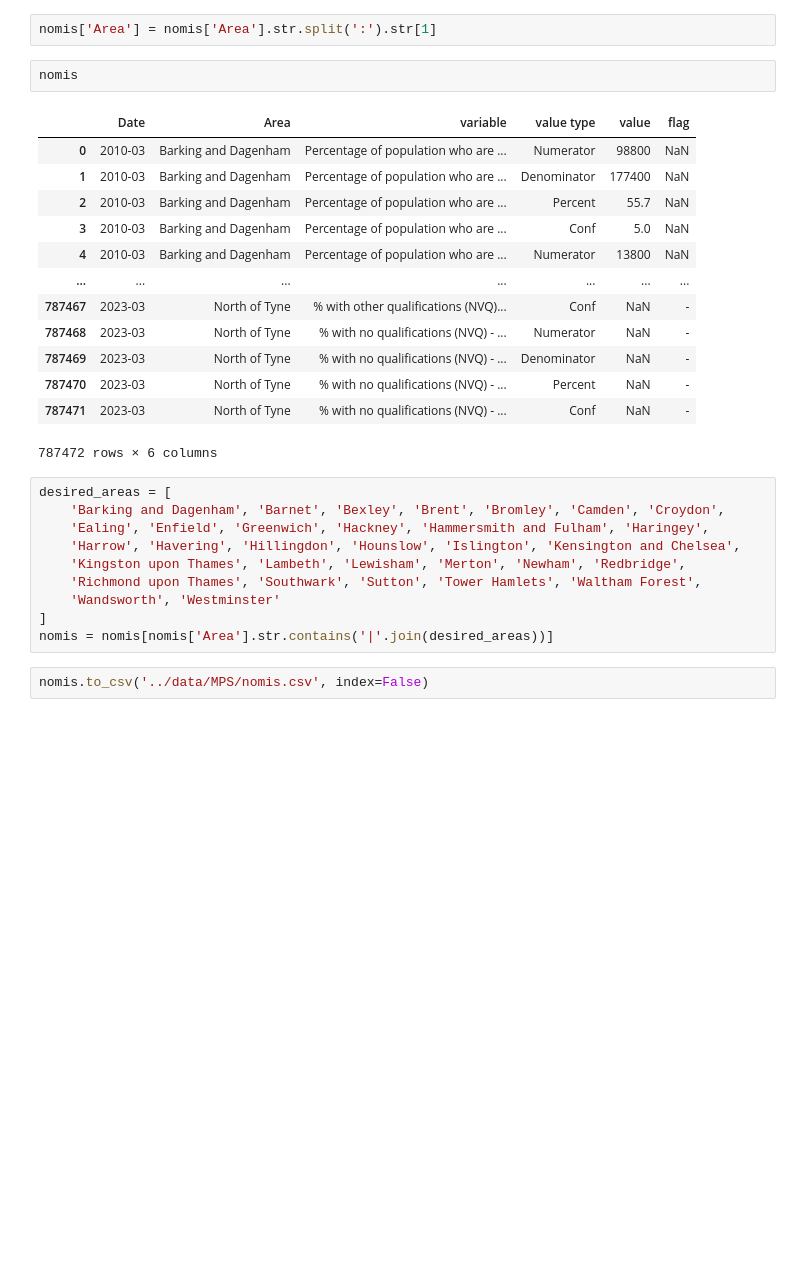
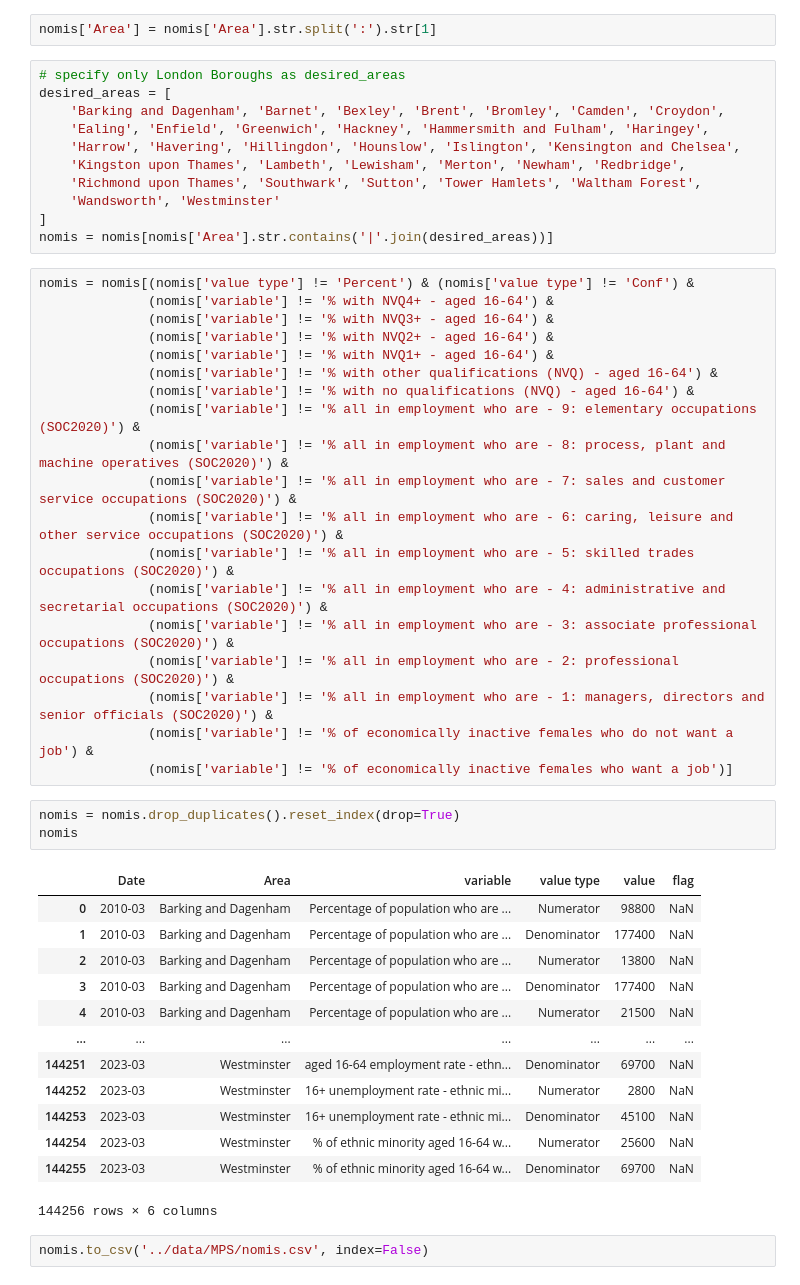
Before and after one commit to mlsystemdesignproject/neighbourhood-safety-prediction, a Jupyter notebook: notebooks/EDA_agg.ipynb, the cells around one changed output. Saved outputs shown, nothing was run; the diff lists cells and outputs as text; blank space fills up the shorter version.

```diff
--- a/notebooks/EDA_agg.ipynb
+++ b/notebooks/EDA_agg.ipynb
@@ -286,23 +295,8 @@ combauth:North East
 combauth:North of Tyne
 # %%
 nomis['Area'] = nomis['Area'].str.split(':').str[1]
-# %%
-nomis
-# %% [output]
-|  | Date | Area | variable | value type | value | flag |
-| 0 | 2010-03 | Barking and Dagenham | Percentage of population who are ... | Numerator | 98800 | NaN |
-| 1 | 2010-03 | Barking and Dagenham | Percentage of population who are ... | Denominator | 177400 | NaN |
-| 2 | 2010-03 | Barking and Dagenham | Percentage of population who are ... | Percent | 55.7 | NaN |
-| 3 | 2010-03 | Barking and Dagenham | Percentage of population who are ... | Conf | 5.0 | NaN |
-| 4 | 2010-03 | Barking and Dagenham | Percentage of population who are ... | Numerator | 13800 | NaN |
-| ... | ... | ... | ... | ... | ... | ... |
-| 787467 | 2023-03 | North of Tyne | % with other qualifications (NVQ)... | Conf | NaN | - |
-| 787468 | 2023-03 | North of Tyne | % with no qualifications (NVQ) - ... | Numerator | NaN | - |
-| 787469 | 2023-03 | North of Tyne | % with no qualifications (NVQ) - ... | Denominator | NaN | - |
-| 787470 | 2023-03 | North of Tyne | % with no qualifications (NVQ) - ... | Percent | NaN | - |
-| 787471 | 2023-03 | North of Tyne | % with no qualifications (NVQ) - ... | Conf | NaN | - |
-787472 rows × 6 columns
 # %%
+# specify only London Boroughs as desired_areas
 desired_areas = [
     'Barking and Dagenham', 'Barnet', 'Bexley', 'Brent', 'Bromley', 'Camden', 'Croydon',
     'Ealing', 'Enfield', 'Greenwich', 'Hackney', 'Hammersmith and Fulham', 'Haringey',
@@ -312,5 +306,41 @@ desired_areas = [
     'Wandsworth', 'Westminster'
 ]
 nomis = nomis[nomis['Area'].str.contains('|'.join(desired_areas))]
+# %%
+nomis = nomis[(nomis['value type'] != 'Percent') & (nomis['value type'] != 'Conf') &
+              (nomis['variable'] != '% with NVQ4+ - aged 16-64') &
+              (nomis['variable'] != '% with NVQ3+ - aged 16-64') &
+              (nomis['variable'] != '% with NVQ2+ - aged 16-64') &
+              (nomis['variable'] != '% with NVQ1+ - aged 16-64') &
+              (nomis['variable'] != '% with other qualifications (NVQ) - aged 16-64') &
+              (nomis['variable'] != '% with no qualifications (NVQ) - aged 16-64') &
+              (nomis['variable'] != '% all in employment who are - 9: elementary occupations (SOC2020)') &
+              (nomis['variable'] != '% all in employment who are - 8: process, plant and machine operatives (SOC2020)') &
+              (nomis['variable'] != '% all in employment who are - 7: sales and customer service occupations (SOC2020)') &
+              (nomis['variable'] != '% all in employment who are - 6: caring, leisure and other service occupations (SOC2020)') &
+              (nomis['variable'] != '% all in employment who are - 5: skilled trades occupations (SOC2020)') &
+              (nomis['variable'] != '% all in employment who are - 4: administrative and secretarial occupations (SOC2020)') &
+              (nomis['variable'] != '% all in employment who are - 3: associate professional occupations (SOC2020)') &
+              (nomis['variable'] != '% all in employment who are - 2: professional occupations (SOC2020)') &
+              (nomis['variable'] != '% all in employment who are - 1: managers, directors and senior officials (SOC2020)') &
+              (nomis['variable'] != '% of economically inactive females who do not want a job') &
+              (nomis['variable'] != '% of economically inactive females who want a job')]
+# %%
+nomis = nomis.drop_duplicates().reset_index(drop=True)
+nomis
+# %% [output]
+|  | Date | Area | variable | value type | value | flag |
+| 0 | 2010-03 | Barking and Dagenham | Percentage of population who are ... | Numerator | 98800 | NaN |
+| 1 | 2010-03 | Barking and Dagenham | Percentage of population who are ... | Denominator | 177400 | NaN |
+| 2 | 2010-03 | Barking and Dagenham | Percentage of population who are ... | Numerator | 13800 | NaN |
+| 3 | 2010-03 | Barking and Dagenham | Percentage of population who are ... | Denominator | 177400 | NaN |
+| 4 | 2010-03 | Barking and Dagenham | Percentage of population who are ... | Numerator | 21500 | NaN |
+| ... | ... | ... | ... | ... | ... | ... |
+| 144251 | 2023-03 | Westminster | aged 16-64 employment rate - ethn... | Denominator | 69700 | NaN |
+| 144252 | 2023-03 | Westminster | 16+ unemployment rate - ethnic mi... | Numerator | 2800 | NaN |
+| 144253 | 2023-03 | Westminster | 16+ unemployment rate - ethnic mi... | Denominator | 45100 | NaN |
+| 144254 | 2023-03 | Westminster | % of ethnic minority aged 16-64 w... | Numerator | 25600 | NaN |
+| 144255 | 2023-03 | Westminster | % of ethnic minority aged 16-64 w... | Denominator | 69700 | NaN |
+144256 rows × 6 columns
 # %%
 nomis.to_csv('../data/MPS/nomis.csv', index=False)
```
Also changed, not shown: parts of 14 cells of this notebook.
